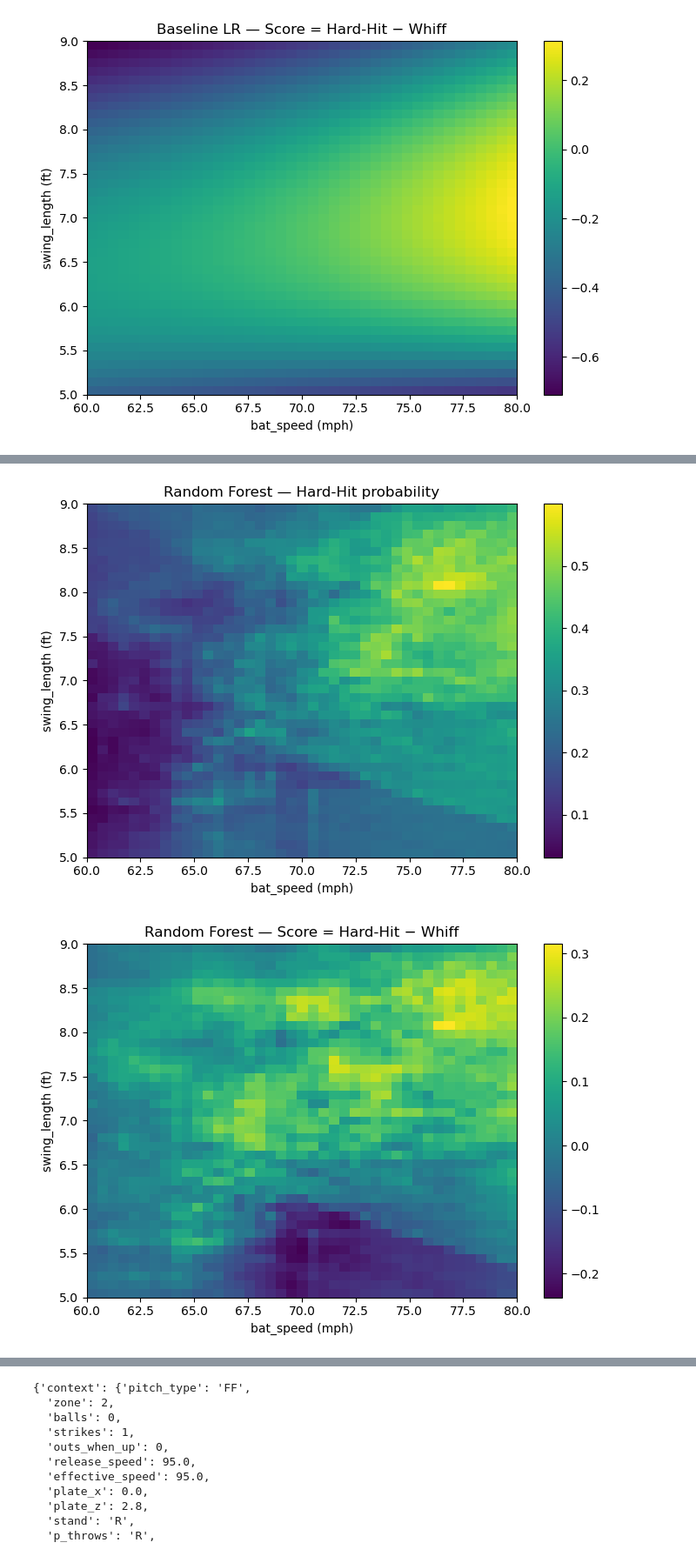
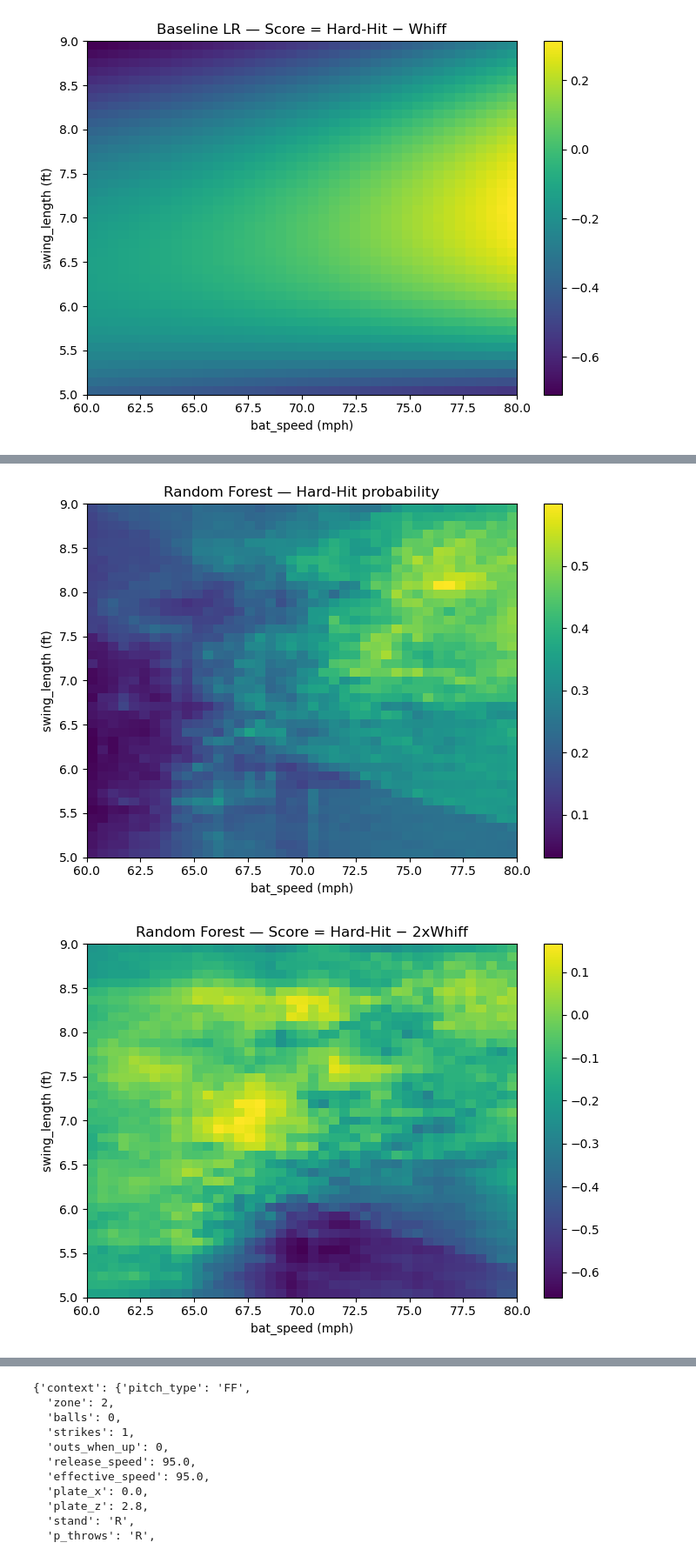
Before and after one commit to geniuspig2986/Whiff-and-Hard-Hit-Predictor, a Jupyter notebook: notebooks/Baseballting.ipynb, the cells around one changed output, grey strips where cells are left out. Shown at 87% size. Cells and saved outputs as stored; diff of their text form; code cells hidden in the pictures.

Commit message:
added more graphs

```diff
--- a/notebooks/Baseballting.ipynb
+++ b/notebooks/Baseballting.ipynb
@@ -611,27 +795,40 @@ show_heat(score_bl, "Baseline LR — Score = Hard-Hit − Whiff")
 # %%
 #16.6
 
 # Uses RF: rf_whiff, rf_hard (from Cell 10)
 # Requires: grid, base_feats, ensure_grid_features, show_heat
 
 grid_rf = ensure_grid_features(grid)
 
 p_whiff_rf = rf_whiff.predict_proba(grid_rf[base_feats])[:, 1]
 p_hard_rf  = rf_hard.predict_proba(grid_rf[base_feats])[:, 1]
 
 grid_rf_out = grid_rf[["bat_speed","swing_length"]].copy()
 grid_rf_out["whiff_prob"]   = p_whiff_rf
 grid_rf_out["hardhit_prob"] = p_hard_rf
-grid_rf_out["score"]        = grid_rf_out["hardhit_prob"] - grid_rf_out["whiff_prob"]
+# Reward whiffs twice as much as hard-hits (pitcher-centric)
+grid_rf_out["score"] = 1.0*grid_rf_out["hardhit_prob"] - 2.0*grid_rf_out["whiff_prob"]
 
 whiff_rf = grid_rf_out.pivot(index="swing_length", columns="bat_speed", values="whiff_prob")
 hard_rf  = grid_rf_out.pivot(index="swing_length", columns="bat_speed", values="hardhit_prob")
 score_rf = grid_rf_out.pivot(index="swing_length", columns="bat_speed", values="score")
 
 show_heat(whiff_rf, "Random Forest — Whiff probability")
 show_heat(hard_rf,  "Random Forest — Hard-Hit probability")
-show_heat(score_rf, "Random Forest — Score = Hard-Hit − Whiff")
+show_heat(score_rf, "Random Forest — Score = Hard-Hit − 2xWhiff")
+
+# -------- Inserted parts --------
+# Extra: 1.5×Whiff − 1×Hard-Hit
+grid_rf_out["score_w1_5"] =  1.0*grid_rf_out["hardhit_prob"] - 3*grid_rf_out["whiff_prob"]
+score_rf_1_5 = grid_rf_out.pivot(index="swing_length", columns="bat_speed", values="score_w1_5")
+show_heat(score_rf_1_5, "Random Forest — Score = Hard hit - 4.0xWhiff")
+
+# Extra: 1.0×Whiff − 1×Hard-Hit
+grid_rf_out["score_w1_0"] = grid_rf_out["hardhit_prob"] - grid_rf_out["whiff_prob"]
+score_rf_1_0 = grid_rf_out.pivot(index="swing_length", columns="bat_speed", values="score_w1_0")
+show_heat(score_rf_1_0, "Random Forest — Score = Hard hit - Whiff")
+# --------------------------------
 # %% [output]
 [figure]
 [figure]
-[figure, old version]
+[figure, new version]
```
Also changed, not shown: parts of 6 cells of this notebook.
